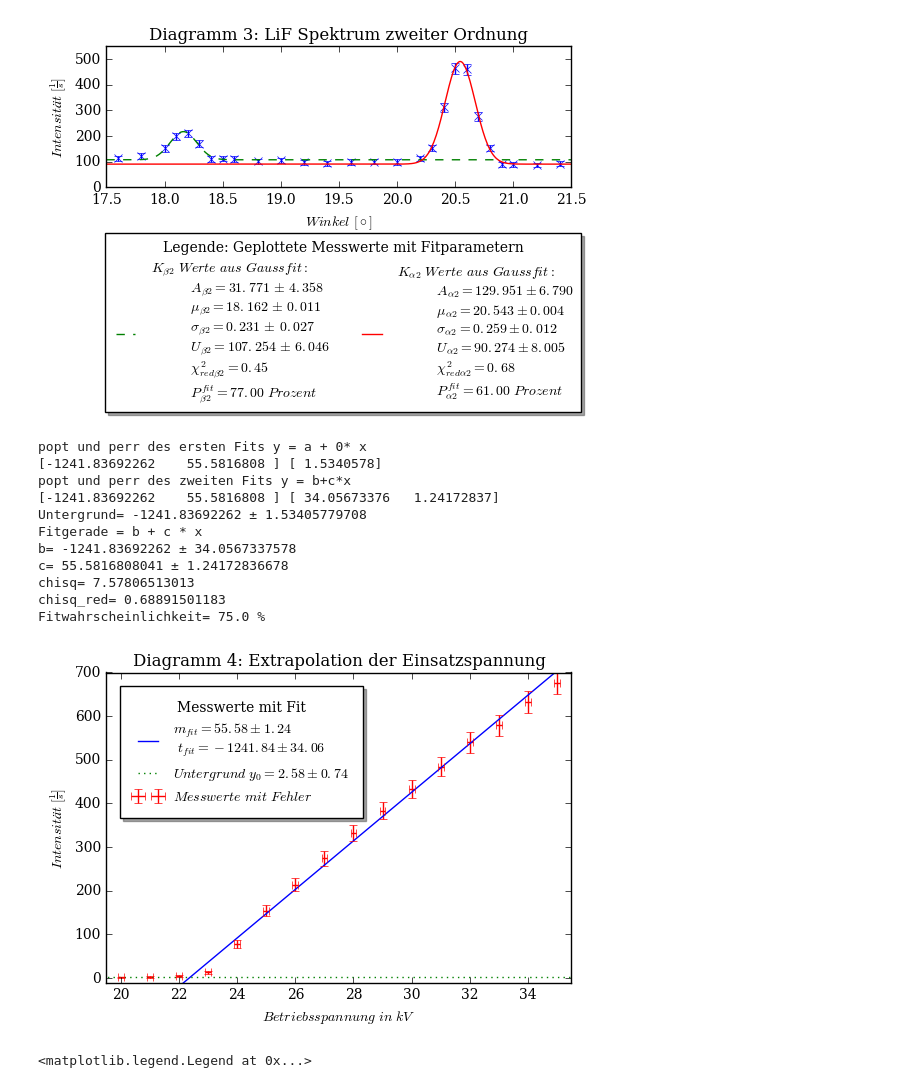
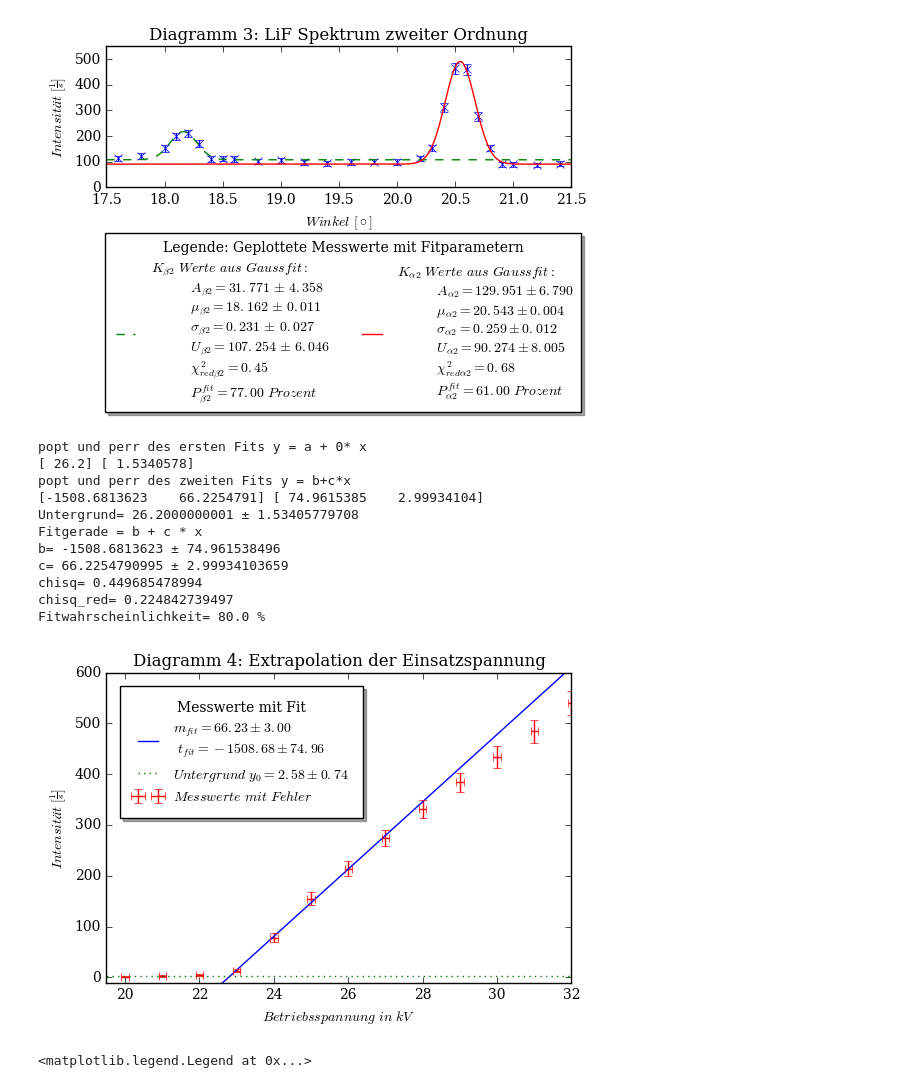
Before and after one commit to woskar/pap2-lab-training, a Jupyter notebook: v255/v255_spektrometer.ipynb, the cells around one changed output. Saved outputs shown, nothing was run; the diff lists cells and outputs as text; code cells hidden in the pictures.

```diff
--- a/v255/v255_spektrometer.ipynb
+++ b/v255/v255_spektrometer.ipynb
@@ -343,7 +343,7 @@ perr1 = np.sqrt(np.diag(pcov1))
 
 def linear2(x,b,c):
     return b+c*x
-popt2,pcov2=curve_fit(linear2, U[4:16],R[4:16],sigma=dR[4:16:1])
+popt2,pcov2=curve_fit(linear2, U[4:8],R[4:8],sigma=dR[4:8])
 perr2 = np.sqrt(np.diag(pcov2))
 
 
@@ -353,51 +353,50 @@ dof1=3
 chisq_red1=chisq/dof1
 prob1=round(1-chi2.cdf(chisq1,dof1),2)*100
 
-chisq2=np.sum((linear2(U[4:16],*popt2)-U[4:16])**2/dR[4:16]**2)
+chisq2=np.sum((linear2(U[4:8],*popt2)-U[4:8])**2/dR[4:8]**2)
 dof2=11
 chisq_red2=chisq/dof2
 prob2=round(1-chi2.cdf(chisq2,dof2),2)*100
 
 
 
-
-plt.plot(x,linear(x,*popt2), label='$m_{fit}=%.2f \pm%.2f$ \n $t_{fit}=%.2f \pm%.2f$' %(popt2[1], perr2[1], popt2[0], perr2[0]))
+plt.plot(x,linear2(x,*popt2), label='$m_{fit}=%.2f \pm%.2f$ \n $t_{fit}=%.2f \pm%.2f$' %(popt2[1], perr2[1], popt2[0], perr2[0]))
 plt.plot(x,linear1(x,*popt1),label="$Untergrund\ y_{0}=%.2f \pm%.2f$" %(popt1[0], perr1[0]),linestyle=':')
 plt.errorbar(U,R,dR,0.1,linestyle='None', label='$Messwerte\ mit\ Fehler$')
 plt.xlabel('$Betriebsspannung\ in\ kV$')
 plt.ylabel('$Intensität\ [\\frac{1}{s}]$')
 plt.title('Diagramm 4: Extrapolation der Einsatzspannung')
 plt.legend(title='Messwerte mit Fit', borderpad=1, borderaxespad=1, loc='upper left', shadow='true', fontsize=10)
 plt.rcParams["font.family"]='serif'
-plt.axis((19.5, 35.5, -10, 700))
+plt.axis((19.5, 32, -10, 600))
 
 print('popt und perr des ersten Fits y = a + 0* x')
 print(popt, perr)
 print('popt und perr des zweiten Fits y = b+c*x')
 print(popt2, perr2)
 print('Untergrund=',popt[0],'±',perr[0])
 print('Fitgerade = b + c * x')
 print('b=',popt2[0],'±',perr2[0])
 print('c=',popt2[1],'±',perr2[1])
 print('chisq=',chisq)
 print('chisq_red=',chisq_red)
 print('Fitwahrscheinlichkeit=',prob,'%')
 
 
-#plt.savefig('v255_4.pdf',format='pdf')
+plt.savefig('v255_4.pdf',format='pdf')
 # %% [output]
 popt und perr des ersten Fits y = a + 0* x
-[-1241.83692262    55.5816808 ] [ 1.5340578]
+[ 26.2] [ 1.5340578]
 popt und perr des zweiten Fits y = b+c*x
-[-1241.83692262    55.5816808 ] [ 34.05673376   1.24172837]
-Untergrund= -1241.83692262 ± 1.53405779708
+[-1508.6813623    66.2254791] [ 74.9615385    2.99934104]
+Untergrund= 26.2000000001 ± 1.53405779708
 Fitgerade = b + c * x
-b= -1241.83692262 ± 34.0567337578
-c= 55.5816808041 ± 1.24172836678
-chisq= 7.57806513013
-chisq_red= 0.68891501183
-Fitwahrscheinlichkeit= 75.0 %
+b= -1508.6813623 ± 74.961538496
+c= 66.2254790995 ± 2.99934103659
+chisq= 0.449685478994
+chisq_red= 0.224842739497
+Fitwahrscheinlichkeit= 80.0 %
-[figure, old version]
+[figure, new version]
 # %%
 #Aufgabe 2: Lage der K_alpha und K_beta Linien aus NaCl Spektrum bestimmen
 
```
Also changed, not shown: parts of 1 cell of this notebook, 3 other files.
